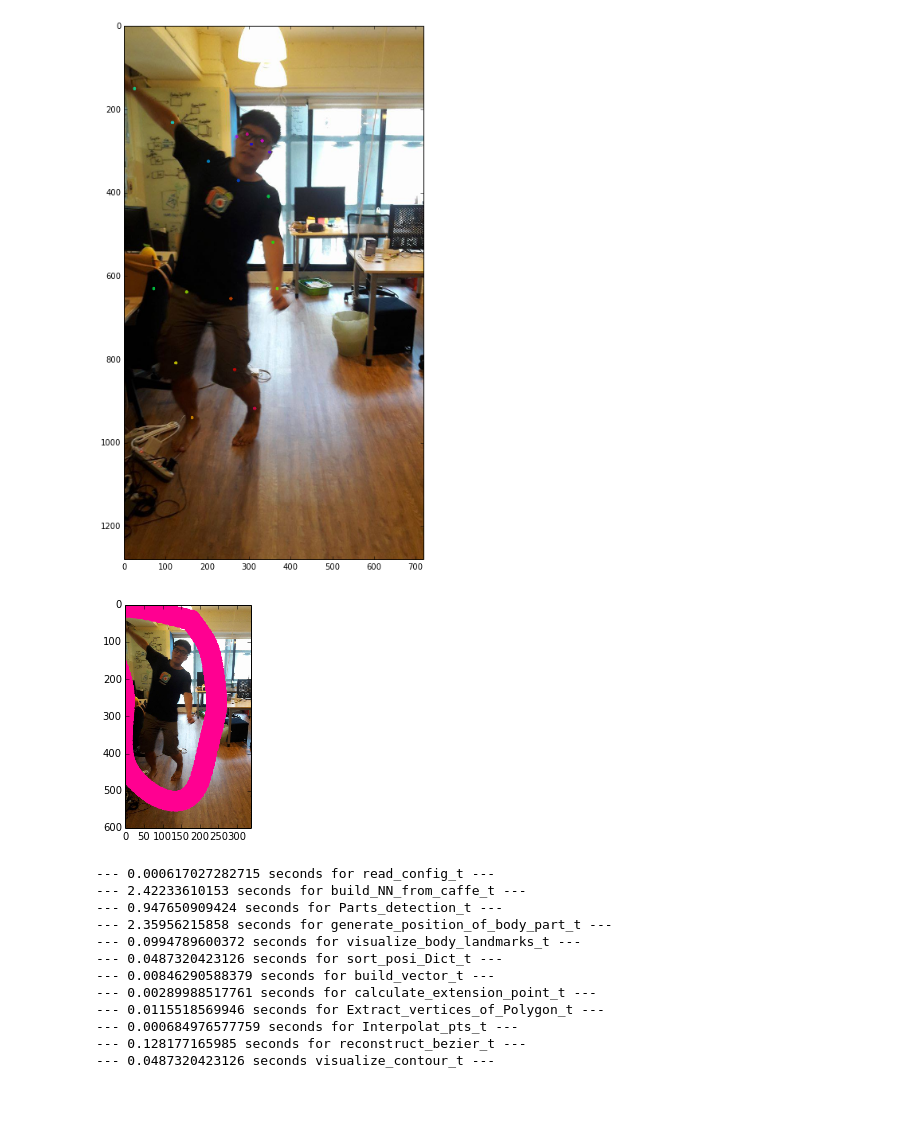
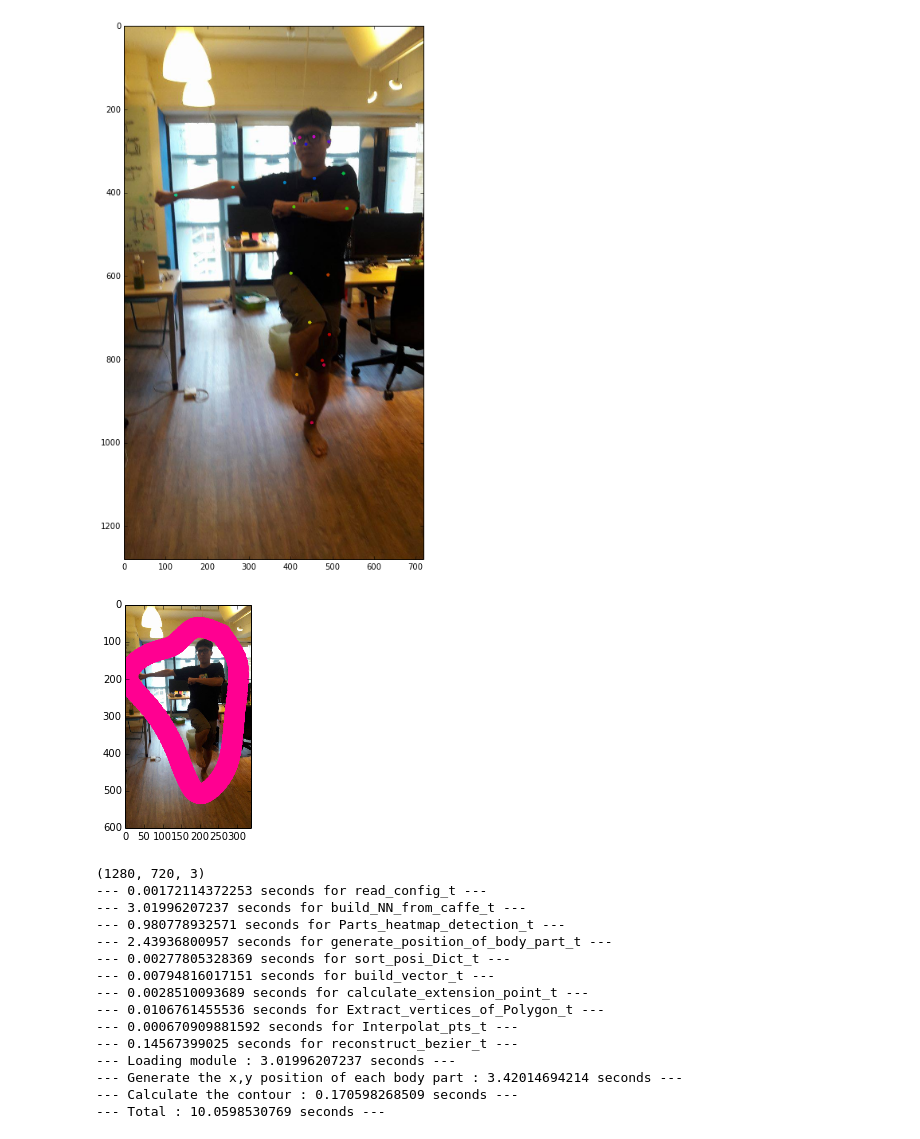
Before and after one commit to w102060018w/Nature-Cut-Out, a Jupyter notebook: testing/python/Demo_clean_version.ipynb, the cells around one changed output. Drawn from its saved outputs; the diff is of its cells as text; code cells hidden in the pictures; blank space fills up the shorter version.

```diff
--- a/testing/python/Demo_clean_version.ipynb
+++ b/testing/python/Demo_clean_version.ipynb
@@ -23,8 +29,9 @@ from Alpha_shape import alpha_shape
 # %%
-file_id = 'wani17'
+Overall_start_time = time.time()
+file_id = 'wani12'
 SubdirName = 'wani'
 test_image = '../../Demo_Nature_Cut_out/'+SubdirName+'/'+file_id+'.jpg'
-# test_image = '../../input/testImg15.jpg'
+# test_image = '../../input/testImg27.jpg'
 
 oriImg = cv.imread(test_image) # B,G,R order
 # oriImg = cv.resize(oriImg,None,fx=0.2, fy=0.2, interpolation = cv.INTER_CUBIC)  # resize image to reduce computation cost
@@ -163,7 +170,7 @@ fig.set_size_inches(12, 12)
 # print N_tmp
 visualize_body_landmarks_t = (time.time() - start_time)
 # %% [output]
-[figure, old version]
+[figure, new version]
 # %%
 start_time = time.time()
 
@@ -440,58 +447,69 @@ ptS = int(hei/100) # why 100? -> it's just exp. result.
 # img_HPE = img.copy()
 # cv.drawContours(img_HPE, np.asarray(posi_print), -1, (128,255,0), ptS)
 # img_HPE_extend = cv.resize(img_HPE,(newWid, newHei), interpolation = cv.INTER_CUBIC)
 # plt.imshow(img_HPE[:,:,[2,1,0]])
 
 # #Show Extending points result
 # img_HPE_extend = img.copy()
 # cv.drawContours(img_HPE_extend, np.asarray(extendPt_Draw), -1, (128,255,0), ptS)
 # img_HPE_extend = cv.resize(img_HPE_extend,(newWid, newHei), interpolation = cv.INTER_CUBIC)
 # plt.imshow(img_HPE_extend[:,:,[2,1,0]])
 
 # #Show Applying Alpha-Shape result
 # img_AlphaShape = img.copy()
 # cv.drawContours(img_AlphaShape, np.asarray(ExtPts_Draw), -1, (128,255,0), ptS)
 # img_AlphaShape = cv.resize(img_AlphaShape,(newWid, newHei), interpolation = cv.INTER_CUBIC)
 # plt.imshow(img_AlphaShape[:,:,[2,1,0]])
 
 # Show Final reconstruct curve
 img_NatureCurve = img.copy()
 cv.drawContours(img_NatureCurve, np.asarray(points_draw), -1, (145, 0, 255), ptS*10)
 img_NatureCurve = cv.resize(img_NatureCurve,(newWid, newHei), interpolation = cv.INTER_CUBIC)
 plt.imshow(img_NatureCurve[:,:,[2,1,0]])
 
 # #Save Images here
 # outdir = '../../Demo_Nature_Cut_out/'+SubdirName+'/'
 # if not os.path.exists(outdir):
 #     os.makedirs(outdir)
 # cv.imwrite( outdir+"contourSmallWidth_"+file_id+".jpg",img_NatureCurve);
 visualize_contour_t = (time.time() - start_time)
+Overall_t = (time.time() - Overall_start_time)
 # %% [output]
-[figure, old version]
+[figure, new version]
 # %%
 ## Print all the time cost
+print img.shape
+cal_contour = sort_posi_Dict_t+build_vector_t+calculate_extension_point_t+Extract_vertices_of_Polygon_t+Interpolat_pts_t+reconstruct_bezier_t
+cal_body_posi = Parts_heatmap_detection_t+generate_position_of_body_part_t
 print("--- %s seconds for read_config_t ---" % read_config_t)
 print("--- %s seconds for build_NN_from_caffe_t ---" % build_NN_from_caffe_t)
-print("--- %s seconds for Parts_detection_t ---" % Parts_detection_t)
+print("--- %s seconds for Parts_heatmap_detection_t ---" % Parts_heatmap_detection_t)
 print("--- %s seconds for generate_position_of_body_part_t ---" % generate_position_of_body_part_t)
-print("--- %s seconds for visualize_body_landmarks_t ---" % visualize_body_landmarks_t)
-print("--- %s seconds for sort_posi_Dict_t ---" % visualize_contour_t)
+# print("--- %s seconds for visualize_body_landmarks_t ---" % visualize_body_landmarks_t)
+print("--- %s seconds for sort_posi_Dict_t ---" % sort_posi_Dict_t)
 print("--- %s seconds for build_vector_t ---" % build_vector_t)
 print("--- %s seconds for calculate_extension_point_t ---" % calculate_extension_point_t)
 print("--- %s seconds for Extract_vertices_of_Polygon_t ---" % Extract_vertices_of_Polygon_t)
 print("--- %s seconds for Interpolat_pts_t ---" % Interpolat_pts_t)
 print("--- %s seconds for reconstruct_bezier_t ---" % reconstruct_bezier_t)
-print("--- %s seconds visualize_contour_t ---" % visualize_contour_t)
+# print("--- %s seconds visualize_contour_t ---" % visualize_contour_t)
+print("--- Loading module : %s seconds ---" % build_NN_from_caffe_t )
+print("--- Generate the x,y position of each body part : %s seconds ---" % cal_body_posi)
+print("--- Calculate the contour : %s seconds ---" % cal_contour )
+print("--- Total : %s seconds ---" % Overall_t) ## additional time cost might come from each cell processing will also cost some time
 # %% [output]
---- 0.000617027282715 seconds for read_config_t ---
---- 2.42233610153 seconds for build_NN_from_caffe_t ---
---- 0.947650909424 seconds for Parts_detection_t ---
---- 2.35956215858 seconds for generate_position_of_body_part_t ---
---- 0.0994789600372 seconds for visualize_body_landmarks_t ---
---- 0.0487320423126 seconds for sort_posi_Dict_t ---
---- 0.00846290588379 seconds for build_vector_t ---
---- 0.00289988517761 seconds for calculate_extension_point_t ---
---- 0.0115518569946 seconds for Extract_vertices_of_Polygon_t ---
---- 0.000684976577759 seconds for Interpolat_pts_t ---
---- 0.128177165985 seconds for reconstruct_bezier_t ---
---- 0.0487320423126 seconds visualize_contour_t ---
+(1280, 720, 3)
+--- 0.00172114372253 seconds for read_config_t ---
+--- 3.01996207237 seconds for build_NN_from_caffe_t ---
+--- 0.980778932571 seconds for Parts_heatmap_detection_t ---
+--- 2.43936800957 seconds for generate_position_of_body_part_t ---
+--- 0.00277805328369 seconds for sort_posi_Dict_t ---
+--- 0.00794816017151 seconds for build_vector_t ---
+--- 0.0028510093689 seconds for calculate_extension_point_t ---
+--- 0.0106761455536 seconds for Extract_vertices_of_Polygon_t ---
+--- 0.000670909881592 seconds for Interpolat_pts_t ---
+--- 0.14567399025 seconds for reconstruct_bezier_t ---
+--- Loading module : 3.01996207237 seconds ---
+--- Generate the x,y position of each body part : 3.42014694214 seconds ---
+--- Calculate the contour : 0.170598268509 seconds ---
+--- Total : 10.0598530769 seconds ---
```
Also changed, not shown: parts of 4 cells of this notebook, 3 other files.
